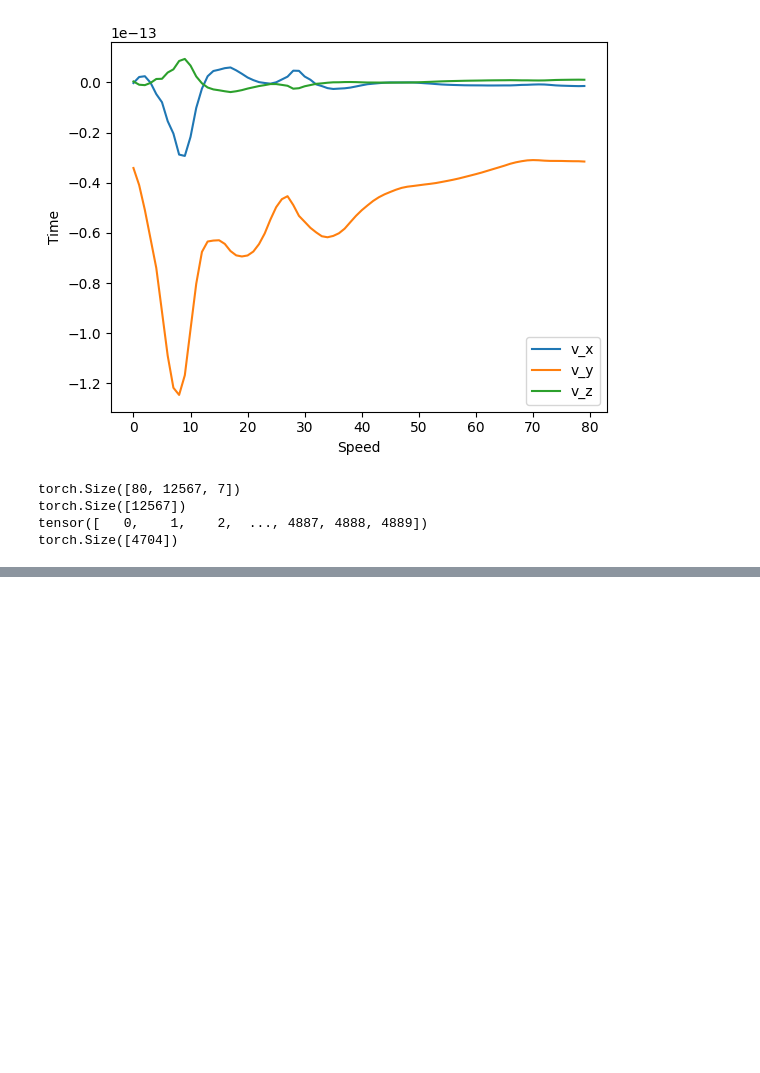
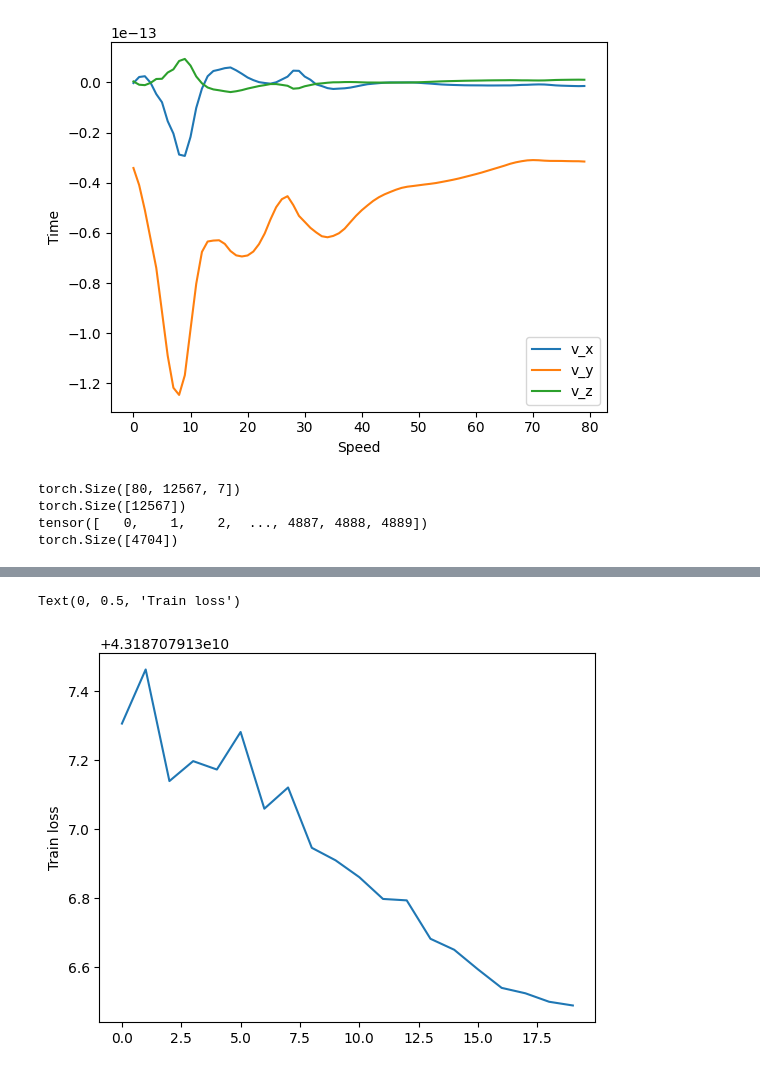
Before and after one commit to zhanquen/DC_flood, a Jupyter notebook: GIRARDOT.ipynb, the cells around one changed output, grey strips where cells are left out. Cells and saved outputs as stored; diff of their text form; code cells hidden in the pictures; blank space fills up the shorter version.

Commit message:
stop print
stop print

```diff
--- a/GIRARDOT.ipynb
+++ b/GIRARDOT.ipynb
@@ -26,13 +30,13 @@ mesh_ids = [xdmf_file.name.split("_")[1].split(".")[0] for xdmf_file in xdmf_fil
 print(mesh_ids)
 mesh_id = mesh_ids[0]
 
-X_nodes, X_edges, y = get_X_y(mesh_id, time_step=0)
-print(X_nodes.shape)
-print(X_nodes[0])
-print(X_edges.shape)
-print(X_edges)
-print(X_edges[0].shape)
-print(X_edges[1].shape)
-print(y.shape)
+X_nodes, X_edges, y = get_X_y_acc(mesh_id, time_step=1)
+print("X_nodes.shape", X_nodes.shape)
+# print(X_nodes[0])
+# print(X_edges.shape)
+# print(X_edges)
+# print(X_edges[0].shape)
+# print(X_edges[1].shape)
+# print(y.shape)
 # %% [output]
 ['137', '19', '25', '31', '42-3', '196-2', '42-2', '136', '120', '134', '26', '196-1', '42-1', '6', '135', '121', '23', '2', '3', '1', '34', '140', '197', '183', '168-2', '155', '157', '180', '194', ' ...
@@ -81,8 +78,6 @@ torch.Size([12567])
 tensor([   0,    1,    2,  ..., 4887, 4888, 4889])
 torch.Size([4704])
 # %%
-
-
 class CFDGNN(torch.nn.Module):
     def __init__(self, in_channels, hidden_channels, out_channels):
         super(CFDGNN, self).__init__()
@@ -99,8 +94,9 @@ class CFDGNN(torch.nn.Module):
         x = F.relu(x)
         x = self.conv3(x, edge_index, edge_weights)
         x = F.relu(x)
-        x = self.lin(x) + x_0
+        x = self.lin(x)
         return  x
+
 #I will use the mean squared error as loss function
 
 
@@ -107,0 +141,17 @@ class CFDGNN(torch.nn.Module):
+# %%
+from DL_utils import train_test_sets
+
+# Initialisation du modèle et de l'optimiseur
+model = CFDGNN(in_channels=8, hidden_channels=16, out_channels=4)
+optimizer = torch.optim.Adam(model.parameters(), lr=0.01)
+
+# Split des données en ensembles d'entraînement et de test
+train_mesh_ids, test_mesh_ids = train_test_sets(mesh_ids, test_size=0.2, random_state=42)
+
+# Entraînement du modèle
+train_loss = train_model(model, optimizer, train_mesh_ids, epochs=20)
+
+# Évaluation du modèle
+average_loss = evaluate_model(model, test_mesh_ids)
+
+print(f'Average Test Loss: {average_loss:.4f}')
@@ -107,0 +176,8 @@ class CFDGNN(torch.nn.Module):
+# %%
+from scipy.ndimage import gaussian_filter1d
+train_loss = gaussian_filter1d(train_loss, sigma=100)
+plt.plot(train_loss)
+plt.ylabel("Train loss")
+# %% [output]
+Text(0, 0.5, 'Train loss')
+[figure, added]
```
Also changed, not shown: parts of 4 cells of this notebook, 1 other file.
